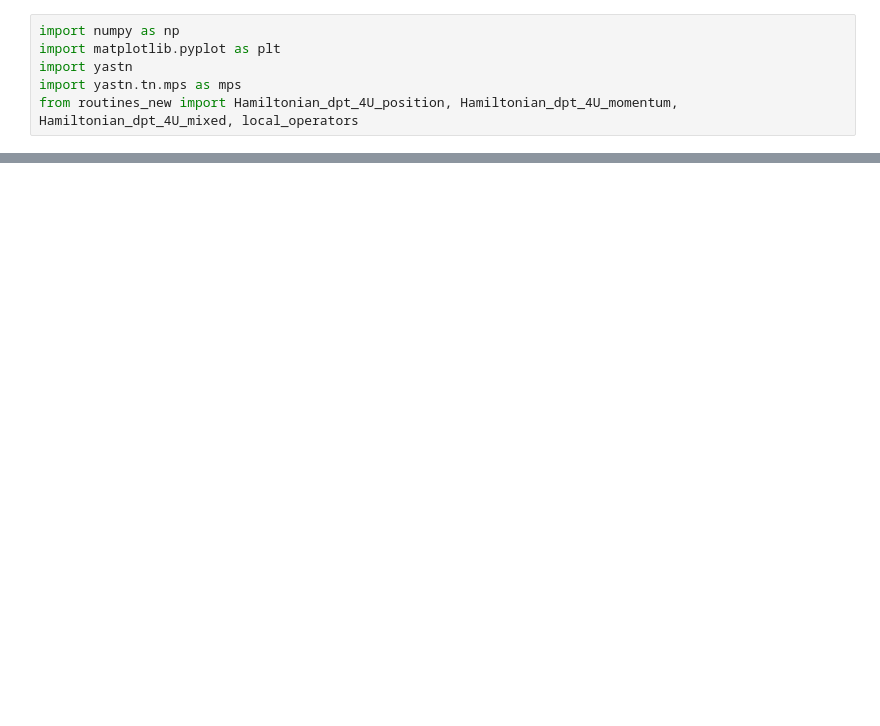
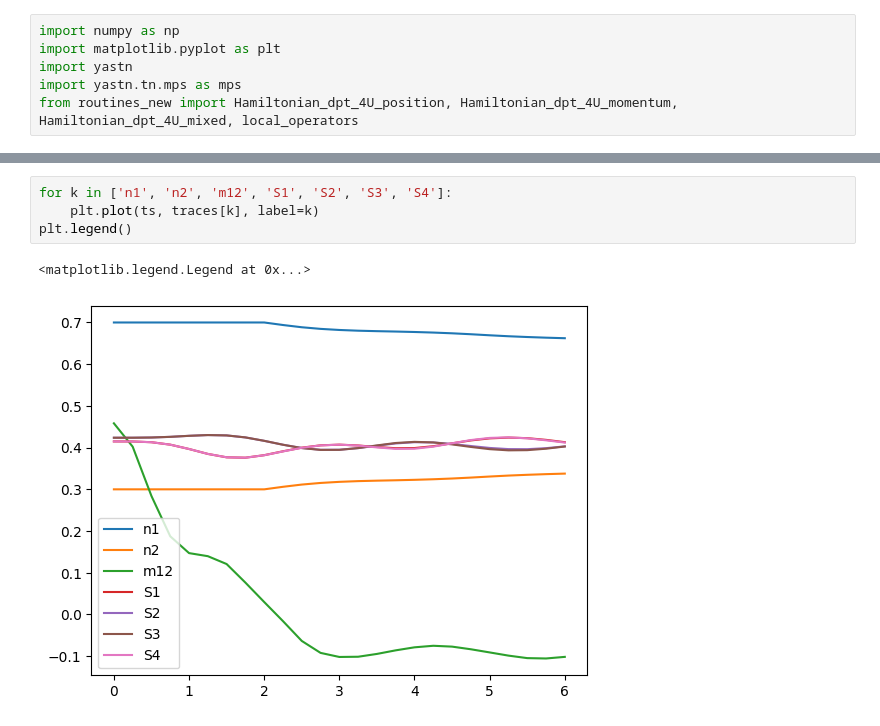
Before and after one commit to marekrams/dpt, a Jupyter notebook: tests.ipynb, the cells around one changed output, grey strips where cells are left out. Cells and saved outputs as stored; diff of their text form; blank space fills up the shorter version.

```diff
--- a/tests.ipynb
+++ b/tests.ipynb
@@ -65,0 +79,7 @@ TDVP_out(ti=7.75, tf=8.0, time_independent=True, dt=0.125, steps=2)
+# %%
+for k in ['n1', 'n2', 'm12', 'S1', 'S2', 'S3', 'S4']:
+    plt.plot(ts, traces[k], label=k)
+plt.legend()
+# %% [output]
+<matplotlib.legend.Legend at 0x...>
+[figure, added]
```
Also changed, not shown: parts of 17 cells of this notebook, 1 other file.
